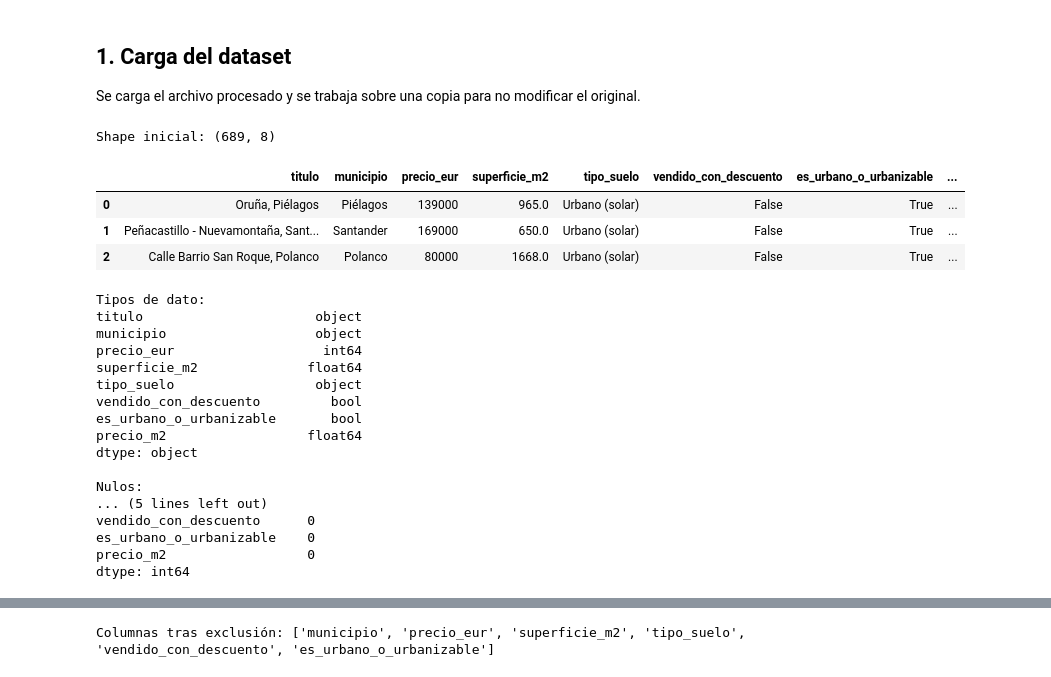
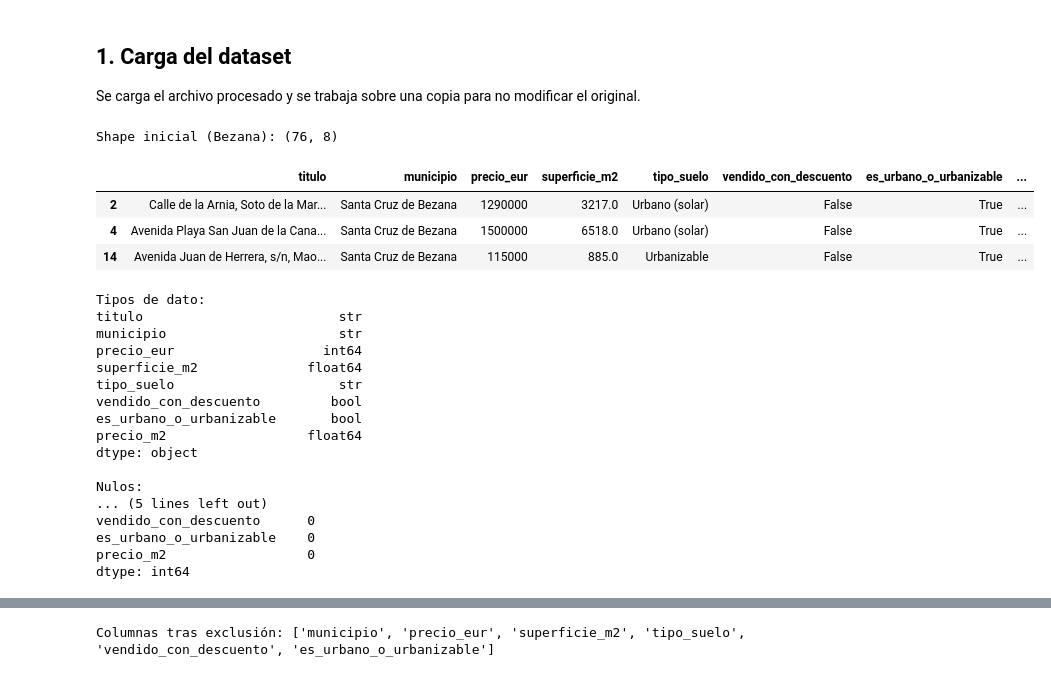
Before and after one commit to sitomachu/bezanillasl, a Jupyter notebook: notebooks/04_transformations/scraping_processed_to_gold.ipynb, the cells around one changed output, grey strips where cells are left out. Cells and saved outputs as stored; diff of their text form; code cells hidden in the pictures.

```diff
--- a/notebooks/04_transformations/scraping_processed_to_gold.ipynb
+++ b/notebooks/04_transformations/scraping_processed_to_gold.ipynb
@@ -24,17 +30,20 @@ pd.set_option('display.max_columns', None)
 
 Se carga el archivo procesado y se trabaja sobre una copia para no modificar el original.
 # %%
-df_raw = pd.read_csv('../../data/processed/scraping_manual/total_land_cantabria_outliers.csv', sep=';')
+df_raw = pd.read_csv('../../data/raw/scraping_manual/preprocessed/scraping_land_preprocessed.csv', sep=';')
 df = df_raw.copy()
 
-print(f'Shape inicial: {df.shape}')
+# Filtrado: solo Santa Cruz de Bezana
+df = df[df['municipio'].str.strip().str.lower() == 'santa cruz de bezana'].copy()
+
+print(f'Shape inicial (Bezana): {df.shape}')
 df.head(3)
 # %% [output]
-Shape inicial: (689, 8)
+Shape inicial (Bezana): (76, 8)
 |  | titulo | municipio | precio_eur | superficie_m2 | tipo_suelo | vendido_con_descuento | es_urbano_o_urbanizable | ... |
-| 0 | Oruña, Piélagos | Piélagos | 139000 | 965.0 | Urbano (solar) | False | True | ... |
-| 1 | Peñacastillo - Nuevamontaña, Sant... | Santander | 169000 | 650.0 | Urbano (solar) | False | True | ... |
-| 2 | Calle Barrio San Roque, Polanco | Polanco | 80000 | 1668.0 | Urbano (solar) | False | True | ... |
+| 2 | Calle de la Arnia, Soto de la Mar... | Santa Cruz de Bezana | 1290000 | 3217.0 | Urbano (solar) | False | True | ... |
+| 4 | Avenida Playa San Juan de la Cana... | Santa Cruz de Bezana | 1500000 | 6518.0 | Urbano (solar) | False | True | ... |
+| 14 | Avenida Juan de Herrera, s/n, Mao... | Santa Cruz de Bezana | 115000 | 885.0 | Urbanizable | False | True | ... |
 # %%
 print('Tipos de dato:')
 print(df.dtypes)
@@ -43,11 +52,11 @@ print('Nulos:')
 print(df.isnull().sum())
 # %% [output]
 Tipos de dato:
-titulo                      object
-municipio                   object
+titulo                         str
+municipio                      str
 precio_eur                   int64
 superficie_m2              float64
-tipo_suelo                  object
+tipo_suelo                     str
 vendido_con_descuento         bool
 es_urbano_o_urbanizable       bool
 precio_m2                  float64
```
Also changed, not shown: parts of 25 cells of this notebook, 7 other files.
